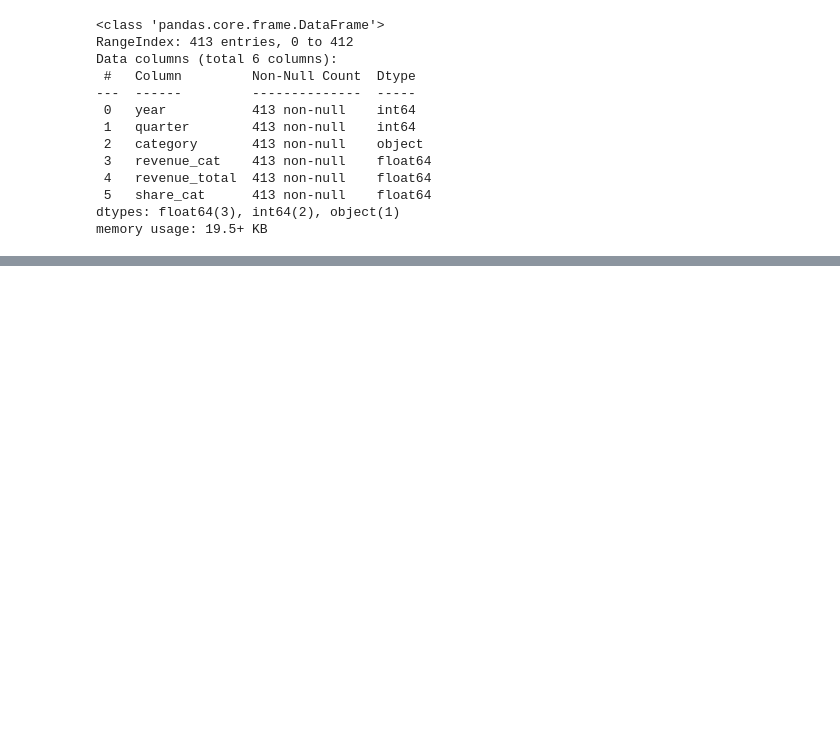
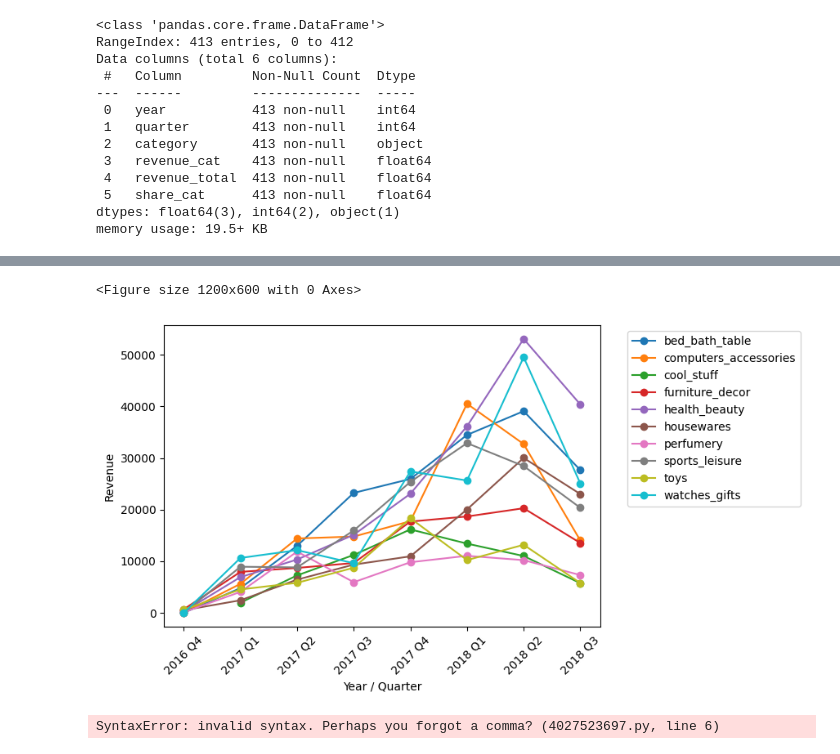
Before and after one commit to Vierinsky/ecommerce-analytics-python-sql, a Jupyter notebook: notebooks/eda.ipynb, the cells around one changed output, grey strips where cells are left out. Drawn from its saved outputs; the diff is of its cells as text; code cells hidden in the pictures; blank space fills up the shorter version.

```diff
--- a/notebooks/eda.ipynb
+++ b/notebooks/eda.ipynb
@@ -934,0 +1011,56 @@ memory usage: 19.5+ KB
+# %%
+# Sorting values so they appear ordered in the x axis when ploting
+cat_share_graph = cat_share_df.sort_values(["year", "quarter"])
+
+# Converting "year" and "quarter" into a single label
+# to make a readable plot
+cat_share_graph["label"] = cat_share_graph["year"].astype(str) + " Q" + cat_share_graph["quarter"].astype(str)
+
+# Selecting top 10 categories
+top10_graph = (
+    cat_share_graph.groupby("category", as_index=False)["revenue_cat"]
+      .sum()
+      .sort_values("revenue_cat", ascending=False)
+      .head(10)["category"]
+)
+
+top10_graph = cat_share_graph[cat_share_graph["category"].isin(top10_graph)]
+
+# Let's pivot
+cat_share_graph_pivot = top10_graph.pivot(index="label", columns="category", values="revenue_cat")
+# %%
+plt.figure(figsize=(12,6))
+cat_share_graph_pivot.plot(kind="line", marker="o")
+plt.xlabel("Year / Quarter")
+plt.ylabel("Revenue")
+
+plt.xticks(rotation=45)
+plt.tight_layout()
+
+plt.legend(bbox_to_anchor=(1.05, 1), loc='upper left')  # put legend outside right side
+
+plt.show()
+# %% [output]
+<Figure size 1200x600 with 0 Axes>
+[figure, added]
+# %%
+# Let's select only delivered orders
+orders_delivered = orders[orders["order_status"] == "delivered"]
+
+# Let's make a join to select only orders where the cutomer is from the city of "sao paulo"
+    # Join between orders and customers df
+orders_sp = pd.merge(orders_delivered, customers on="customer_id", how="inner")
+
+delivered_date = (
+    orders_sp[["order_delivered_customer_date"]]
+    .dropna(subset=["order_delivered_customer_date"])
+    .reset_index(drop=True)
+)
+
+delivered_date["delivered_year"] = purchased_date["order_purchase_timestamp"].dt.year
+delivered_date["delivered_month"] = purchased_date["order_purchase_timestamp"].dt.month
+delivered_date["delivered_quarter"] = purchased_date["order_purchase_timestamp"].dt.quarter
+
+delivered_date.head()
+# %% [output]
+SyntaxError: invalid syntax. Perhaps you forgot a comma? (4027523697.py, line 6)
```
Also changed, not shown: parts of 6 cells of this notebook.
